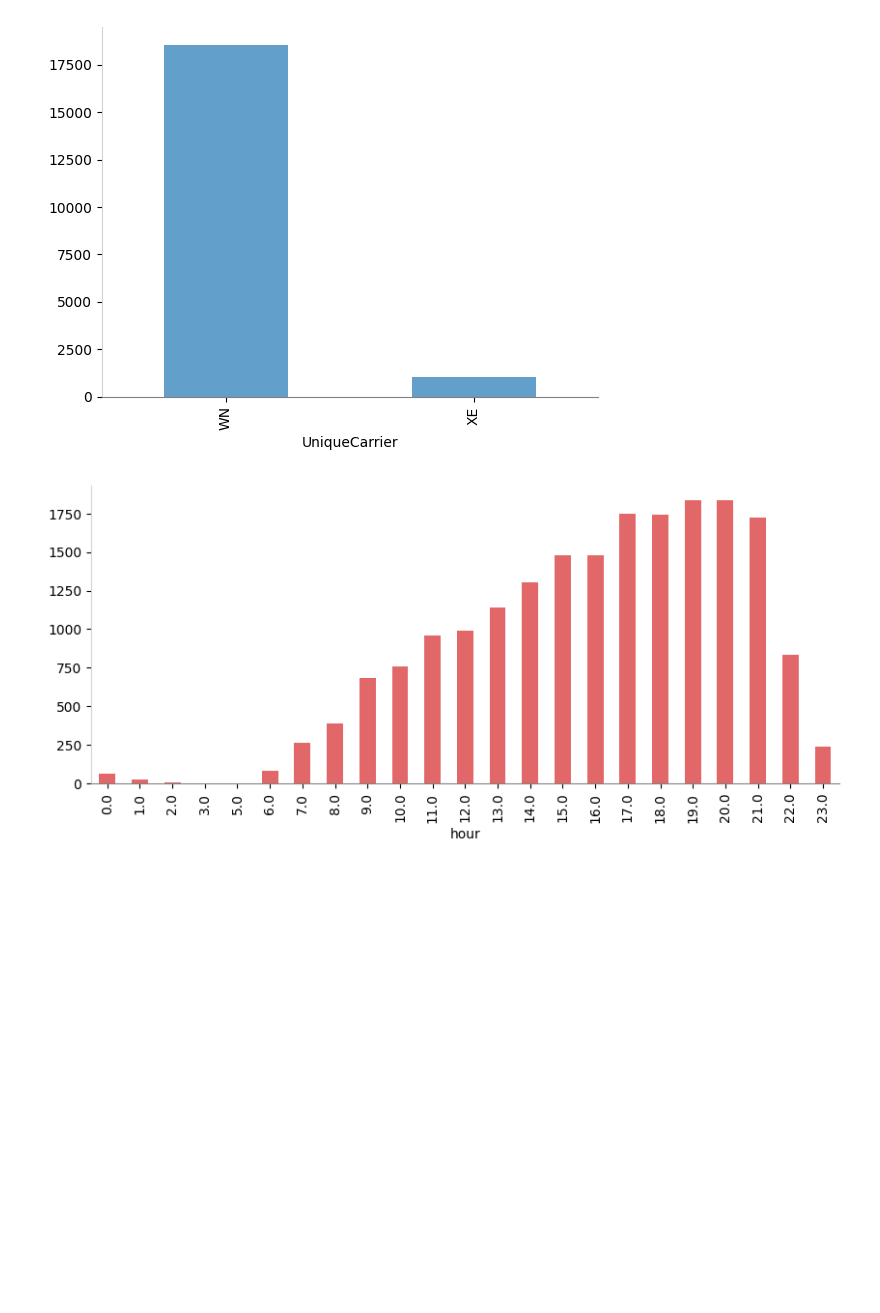
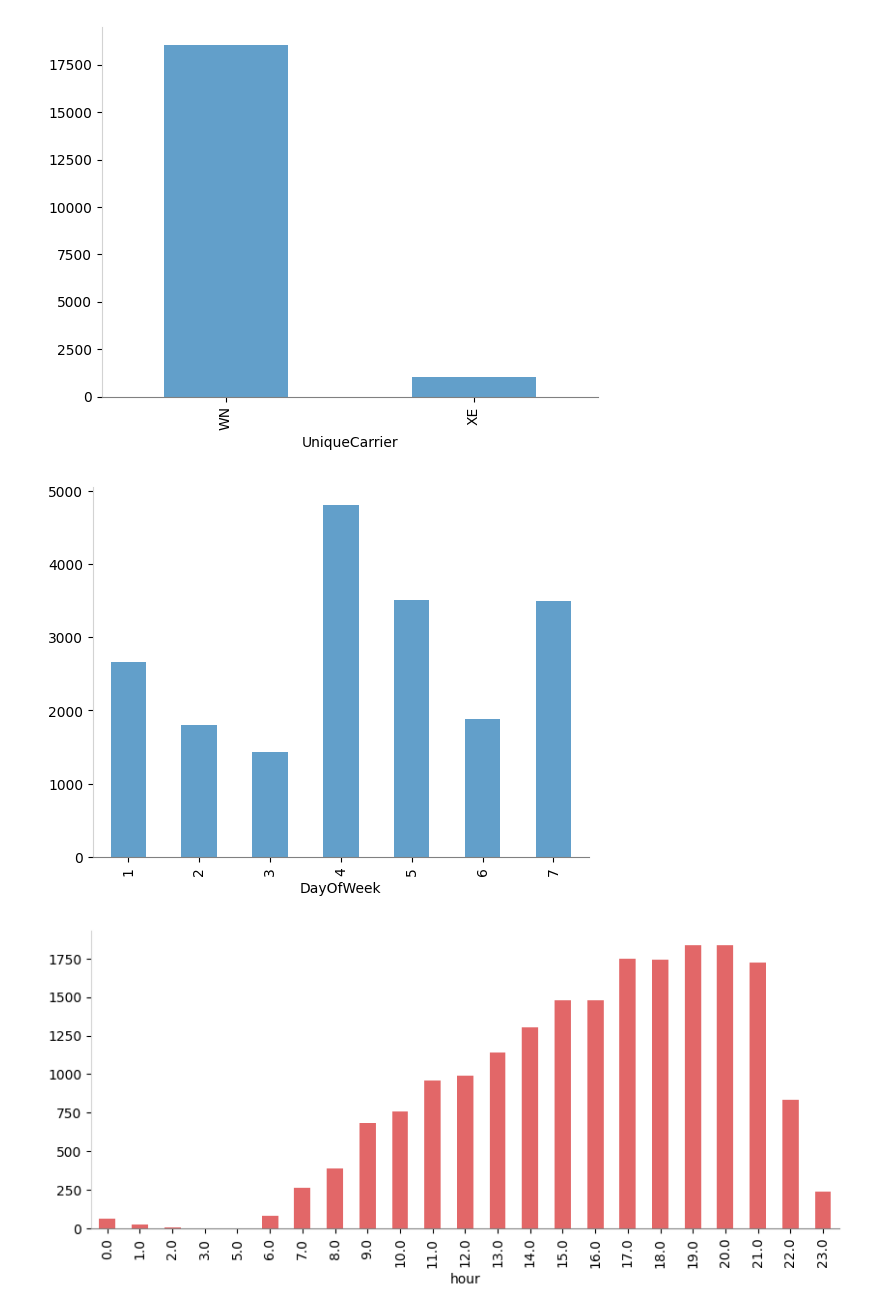
Before and after one commit to 2025-1-fundamentos-de-analitica/PRE-14-analisis-de-datos-con-pandas-hamazop, a Jupyter notebook: homework/notebook.ipynb, the cells around one changed output. Cells and saved outputs as stored; diff of their text form; code cells hidden in the pictures; blank space fills up the shorter version.

```diff
--- a/homework/notebook.ipynb
+++ b/homework/notebook.ipynb
@@ -156,6 +156,23 @@ plt.savefig(
 plt.show()
 # %% [output]
 [figure]
+# %%
+# Retrasos por día de la semana
+(flights.groupby("DayOfWeek").sum())["IsDelayed"].plot.bar(
+    color="tab:blue",
+    alpha=0.7,
+)
+
+plt.gca().spines["left"].set_color("lightgray")
+plt.gca().spines["bottom"].set_color("gray")
+plt.gca().spines["top"].set_visible(False)
+plt.gca().spines["right"].set_visible(False)
+plt.savefig(
+    "../files/images/delays_by_day_of_week.png",
+)
+plt.show()
+# %% [output]
+[figure, added]
 # %%
 # Retrasos por hora del día
 
```
Also changed, not shown: 1 other file.
